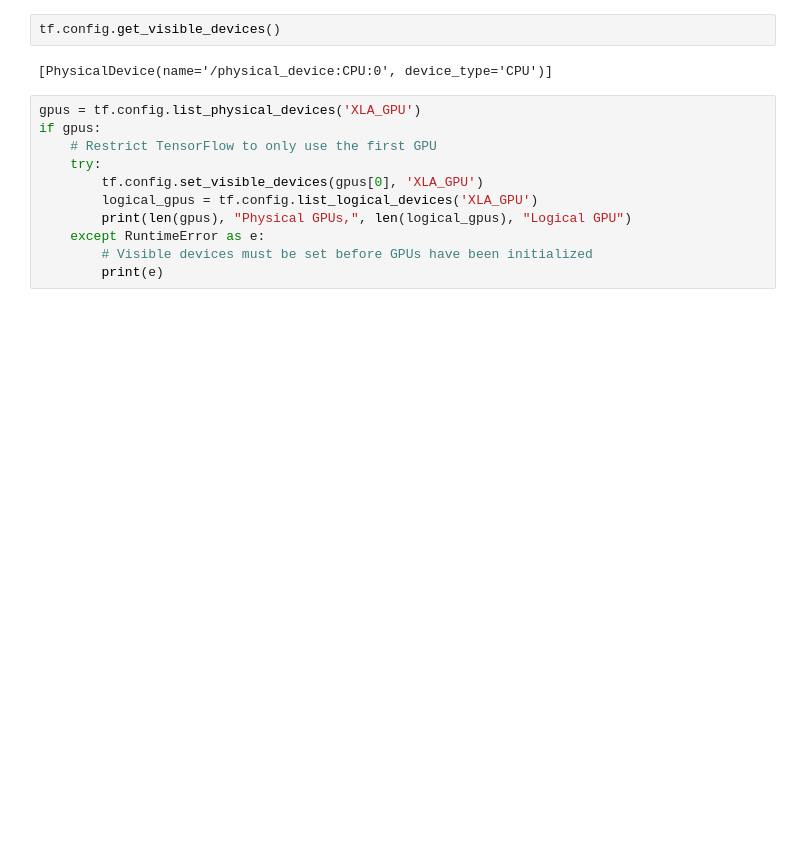
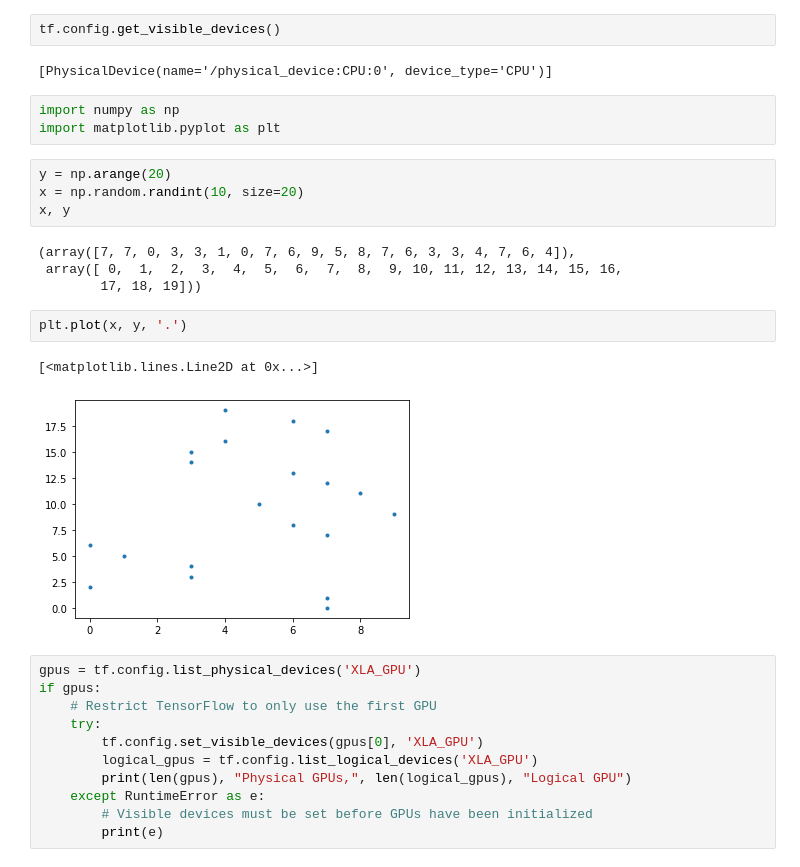
Before and after one commit to stockeh/cira-ml-soundings, a Jupyter notebook: notebooks/Untitled.ipynb, the cells around one changed output. Cells and saved outputs as stored; diff of their text form; blank space fills up the shorter version.

```diff
--- a/notebooks/Untitled.ipynb
+++ b/notebooks/Untitled.ipynb
@@ -4,6 +4,22 @@ import tensorflow as tf
 tf.config.get_visible_devices()
 # %% [output]
 [PhysicalDevice(name='/physical_device:CPU:0', device_type='CPU')]
+# %%
+import numpy as np
+import matplotlib.pyplot as plt
+# %%
+y = np.arange(20)
+x = np.random.randint(10, size=20)
+x, y
+# %% [output]
+(array([7, 7, 0, 3, 3, 1, 0, 7, 6, 9, 5, 8, 7, 6, 3, 3, 4, 7, 6, 4]),
+ array([ 0,  1,  2,  3,  4,  5,  6,  7,  8,  9, 10, 11, 12, 13, 14, 15, 16,
+        17, 18, 19]))
+# %%
+plt.plot(x, y, '.')
+# %% [output]
+[<matplotlib.lines.Line2D at 0x...>]
+[figure, added]
 # %%
 gpus = tf.config.list_physical_devices('XLA_GPU')
 if gpus:
```
Also changed, not shown: 5 other files.
